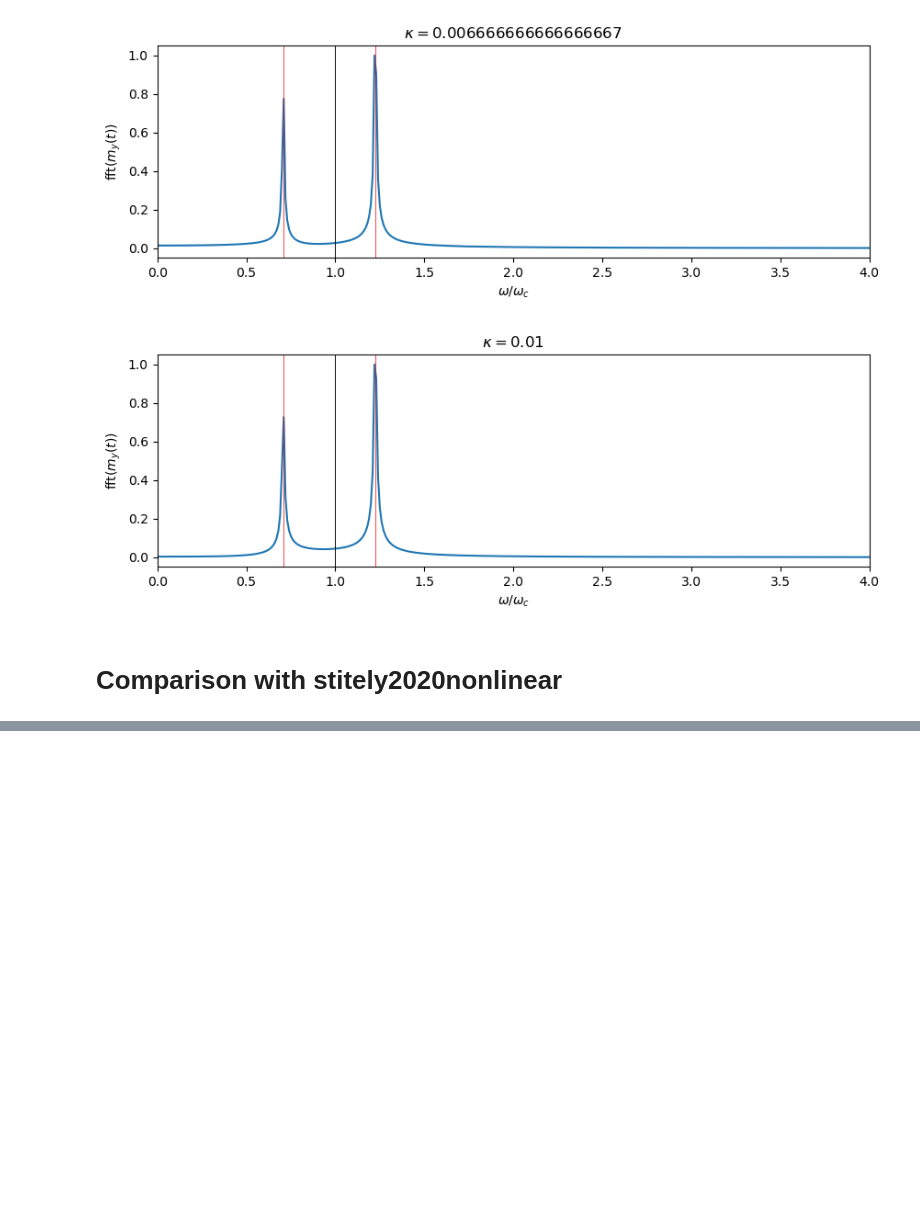
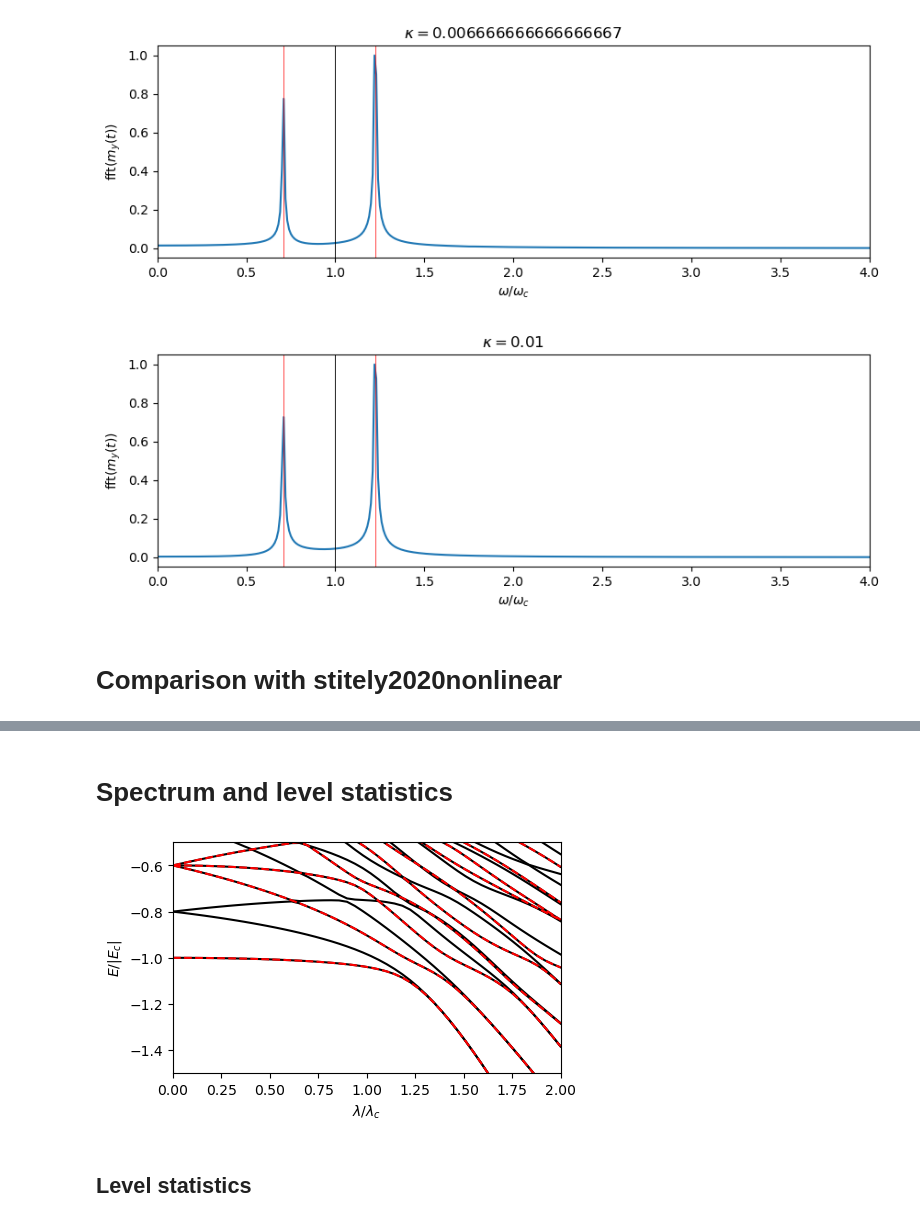
Before and after one commit to chuan97/dicke-dynamics, a Jupyter notebook: non_dissipative.ipynb, the cells around one changed output, grey strips where cells are left out. Cells and saved outputs as stored; diff of their text form; code cells hidden in the pictures; blank space fills up the shorter version.

Commit message:
Added level statistics

```diff
--- a/non_dissipative.ipynb
+++ b/non_dissipative.ipynb
@@ -173,3 +173,23 @@ def set_axes_equal(ax):
     ax.set_xlim3d([x_middle - plot_radius, x_middle + plot_radius])
     ax.set_ylim3d([y_middle - plot_radius, y_middle + plot_radius])
     ax.set_zlim3d([z_middle - plot_radius, z_middle + plot_radius])
+
+def Peven(S, n_cutoff):
+    size = int((2*S + 1) * (n_cutoff + 1))
+    Peven = np.zeros((size, size))
+    for i, mz in enumerate(np.arange(-S, S + 1)):
+        for n in np.arange(n_cutoff + 1):
+            if (mz + S + n) % 2 == 0:
+                Peven += kron(Pmz(i, S), Pn(n, n_cutoff))
+
+    return Peven
+
+def Pmz(i, S):
+    diag = np.zeros(int(2 * S + 1))
+    diag[i] = 1
+    return np.diag(diag)
+
+def Pn(n, n_cutoff):
+    diag = np.zeros(n_cutoff + 1)
+    diag[n] = 1
+    return np.diag(diag)
@@ -600 +662,45 @@ plt.show()
 [figure]
+# %% [markdown]
+# Spectrum and level statistics
+# %%
+plt.rcParams['figure.figsize'] = (5, 3)
+
+N = 10
+N_photons_cutoff = 10
+
+wc = 1
+wz = 1 * wc
+lamc = 0.5 * np.sqrt(wc * wz)
+lams = lamc * np.linspace(0, 2, 50)
+
+P = Peven(N/2, N_photons_cutoff)
+
+energies = []
+for lam in lams:
+    H = dicke(wz, wc, lam, N/2, N_photons_cutoff)
+    #H = P @ H @ P
+    vals = eigh(H, eigvals_only=True)
+
+    energies.append(vals / (N/2))
+
+plt.plot(lams / lamc, energies, c='k')
+
+energies = []
+for lam in lams:
+    H = dicke(wz, wc, lam, N/2, N_photons_cutoff)
+    H = P @ H @ P
+    vals = eigh(H, eigvals_only=True)
+
+    energies.append(vals / (N/2))
+
+plt.plot(lams / lamc, energies, c='r', ls='dashed')
+
+plt.ylabel(r'$E/|E_c|$')
+plt.xlabel(r'$\lambda/\lambda_c$')
+plt.xlim(0, 2)
+plt.ylim(-1.5, -0.5)
+plt.show()
+# %% [output]
+[figure, added]
+# %% [markdown]
+## Level statistics
```
Also changed, not shown: parts of 10 cells of this notebook, 6 other files.
